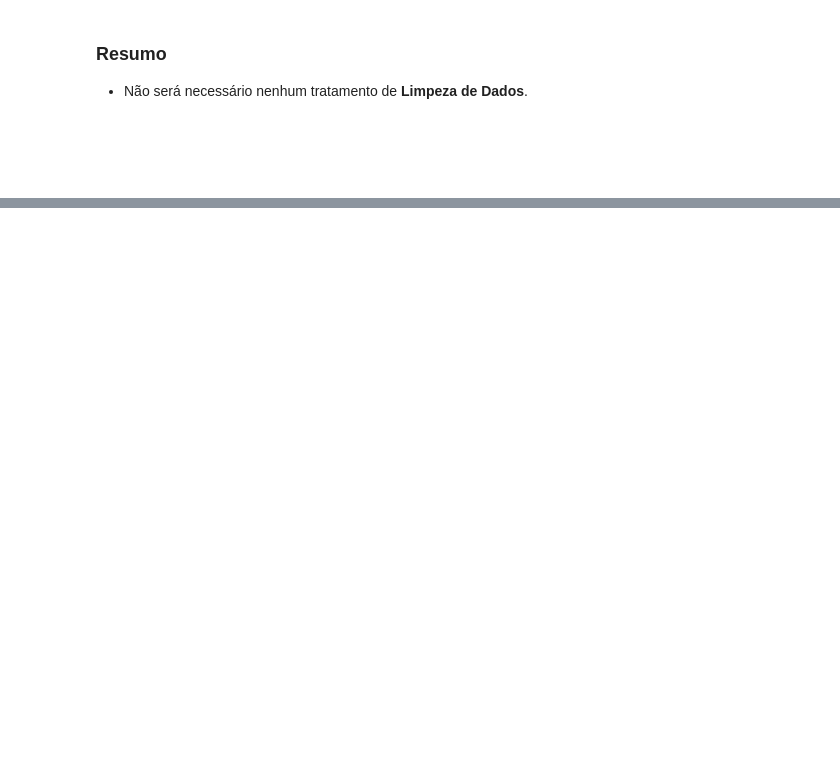
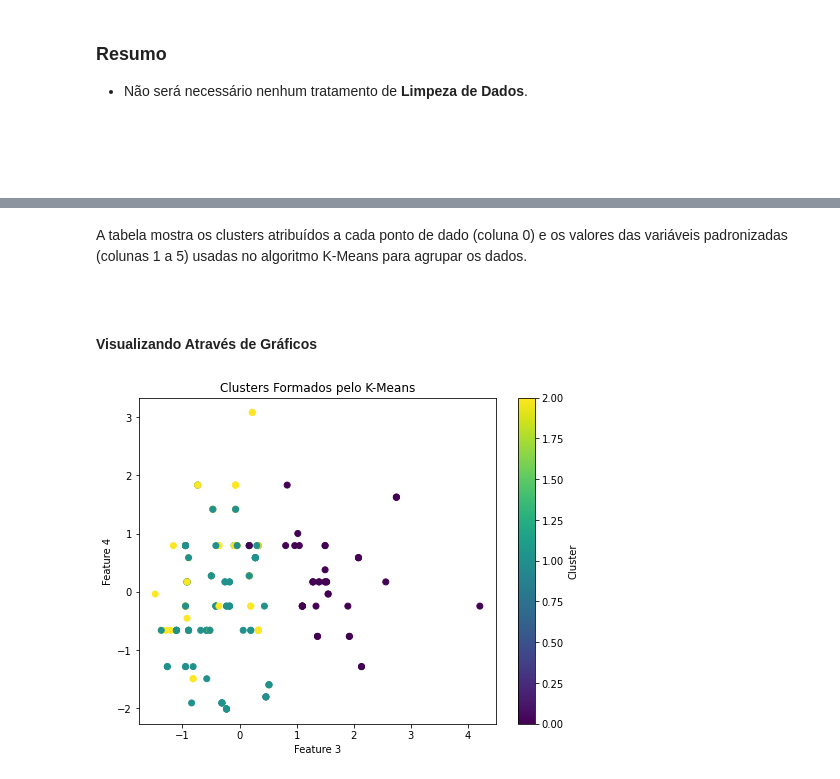
Before and after one commit to EduardoBran/Python_-_Machine_Learning_com_Apache_Spark, a Jupyter notebook: 05.Lab_5_-_Agrupando_Veiculos_por_Similaridade_-_Clusterizacao.ipynb, the cells around one changed output, grey strips where cells are left out. Saved outputs shown, nothing was run; the diff lists cells and outputs as text; code cells hidden in the pictures; blank space fills up the shorter version.

Commit message:
adicionando projeto agrupando veiculos por similaridade atraves de clusterizacao

```diff
--- a/05.Lab_5_-_Agrupando_Veiculos_por_Similaridade_-_Clusterizacao.ipynb
+++ b/05.Lab_5_-_Agrupando_Veiculos_por_Similaridade_-_Clusterizacao.ipynb
@@ -361,0 +632,10 @@ Nenhuma coluna possui caracteres especiais.
+# %%
+# Criando o modelo (valor ideal de k poderia ser criado através de um loop para verificar melhor valor)
+kmeans = KMeans(k = 3, seed = 1)
+
+# Treina o modelo
+modelo = kmeans.fit(carrosDF)
+
+# Previsões
+previsoes = modelo.transform(carrosDF)
+previsoes.show(15)
@@ -361,0 +673,17 @@ Nenhuma coluna possui caracteres especiais.
+# %%
+# Cria a Função
+def unstripData(instr) :
+    return (instr["prediction"],
+            instr["features"][0],
+            instr["features"][1],
+            instr["features"][2],
+            instr["features"][3],
+            instr["features"][4])
+
+# Aplica a função 'unstripData' ao RDD de previsões para obter um RDD com as previsões e suas features separadas.
+carrosRDD6 = previsoes.rdd.map(unstripData)
+
+# Coleta os resultados do RDD transformado para uma lista.
+predList = carrosRDD6.collect()
+
+print("Processo executado com sucesso.")
@@ -361,0 +696,9 @@ Nenhuma coluna possui caracteres especiais.
+# %%
+# Converte a lista de previsões e features em um DataFrame do Pandas para análise mais detalhada e visualização.
+predPd = pd.DataFrame(predList)
+
+# Renomeando as colunas do DataFrame Pandas
+predPd.columns = ['Cluster', 'Feature 1', 'Feature 2', 'Feature 3', 'Feature 4', 'Feature 5']
+
+# Visualiza as primeiras 10 linhas do DataFrame Pandas para inspecionar os dados.
+predPd.head(10)
@@ -361,0 +717,17 @@ Nenhuma coluna possui caracteres especiais.
+# %% [markdown]
+A tabela mostra os clusters atribuídos a cada ponto de dado (coluna 0) e os valores das variáveis padronizadas (colunas 1 a 5) usadas no algoritmo K-Means para agrupar os dados.
+# %% [markdown]
+<br>
+
+#### Visualizando Através de Gráficos
+# %%
+# Gráfico com o resultado dos clusters criados
+plt.figure(figsize=(8, 6))
+plt.scatter(predPd['Feature 3'], predPd['Feature 4'], c=predPd['Cluster'], cmap='viridis')
+plt.title('Clusters Formados pelo K-Means')
+plt.xlabel('Feature 3')
+plt.ylabel('Feature 4')
+plt.colorbar(label='Cluster')
+plt.show()
+# %% [output]
+[figure, added]
```
Also changed, not shown: parts of 26 cells of this notebook, 2 other files.
